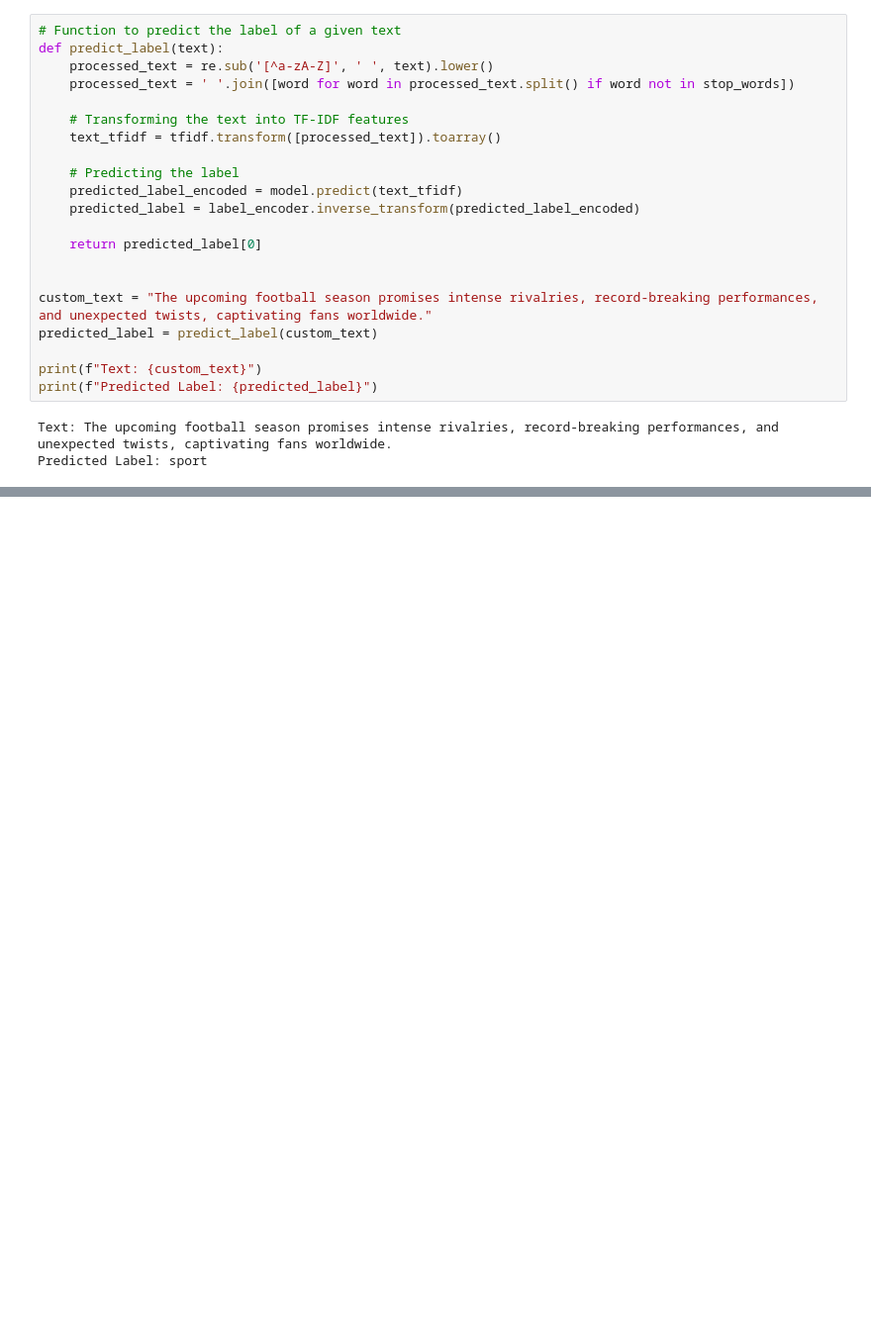
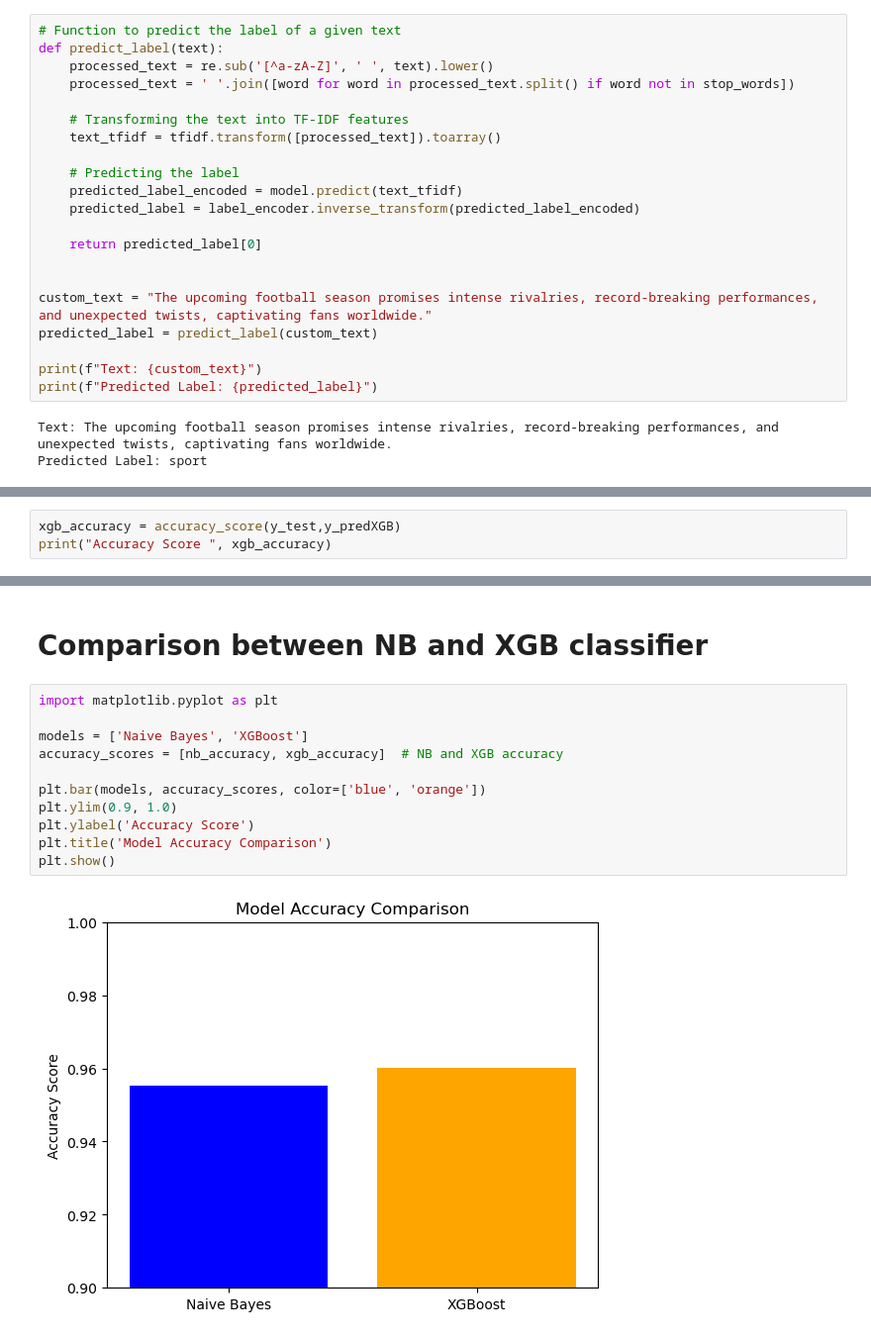
Before and after one commit to raysah/SDS-CP016-news-article-classification, a Jupyter notebook: notebooks/rajat-thakur/rajat-thakur-CP16-news-article.ipynb, the cells around one changed output, grey strips where cells are left out. Shown at 99% size. Saved outputs shown, nothing was run; the diff lists cells and outputs as text; blank space fills up the shorter version.

```diff
--- a/notebooks/rajat-thakur/rajat-thakur-CP16-news-article.ipynb
+++ b/notebooks/rajat-thakur/rajat-thakur-CP16-news-article.ipynb
@@ -340,0 +389,3 @@ Predicted Label: sport
+# %%
+xgb_accuracy = accuracy_score(y_test,y_predXGB)
+print("Accuracy Score ", xgb_accuracy)
@@ -340,0 +446,15 @@ Predicted Label: sport
+# %% [markdown]
+# Comparison between NB and XGB classifier
+# %%
+import matplotlib.pyplot as plt
+
+models = ['Naive Bayes', 'XGBoost']
+accuracy_scores = [nb_accuracy, xgb_accuracy]  # NB and XGB accuracy
+
+plt.bar(models, accuracy_scores, color=['blue', 'orange'])
+plt.ylim(0.9, 1.0)
+plt.ylabel('Accuracy Score')
+plt.title('Model Accuracy Comparison')
+plt.show()
+# %% [output]
+[figure, added]
```
Also changed, not shown: parts of 26 cells of this notebook.
